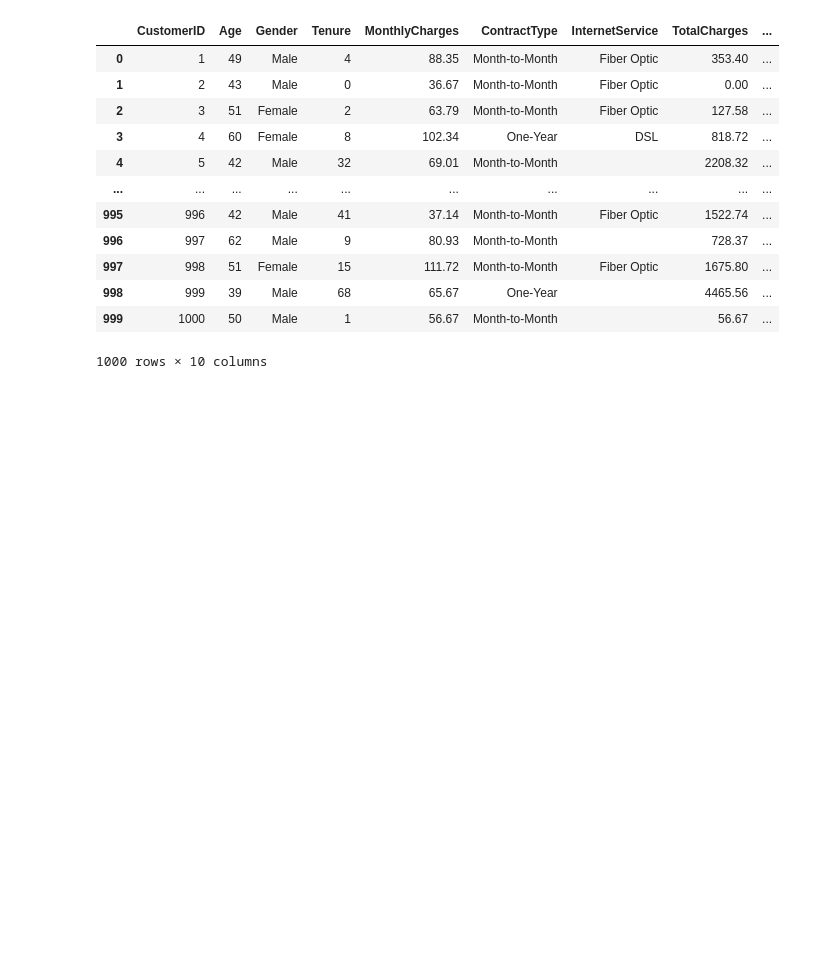
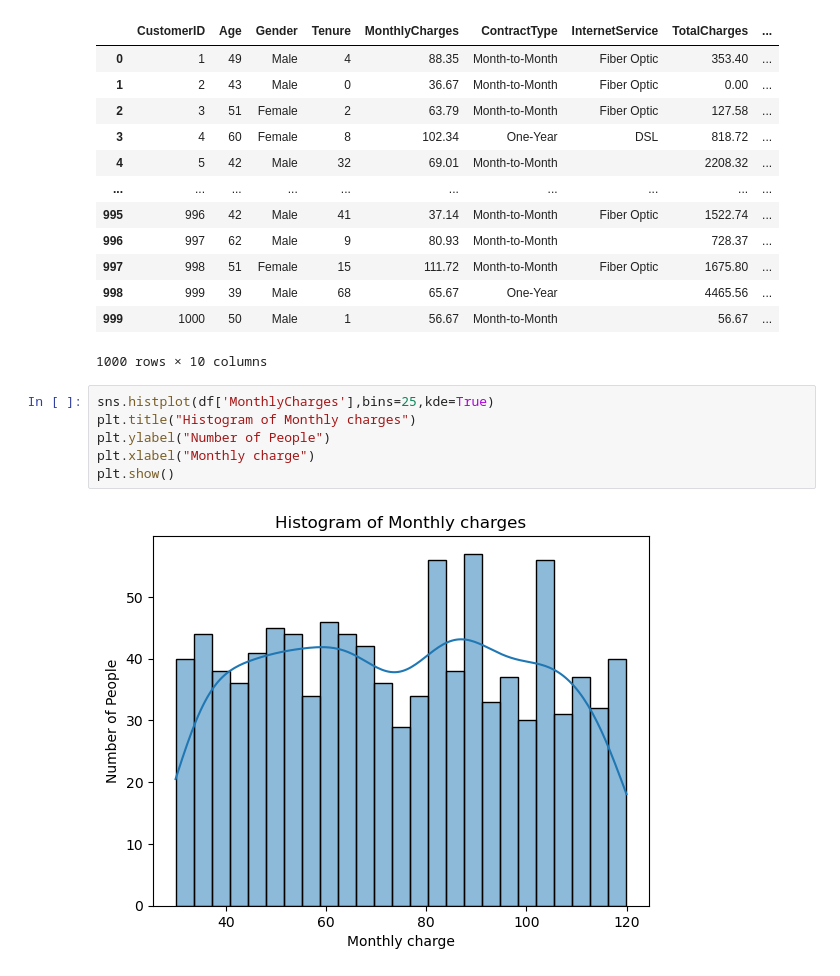
Before and after one commit to Advitiya-yadav/CustomerChurnProject, a Jupyter notebook: Analysis_prediction.ipynb, the cells around one changed output. Saved outputs shown, nothing was run; the diff lists cells and outputs as text; blank space fills up the shorter version.

```diff
--- a/Analysis_prediction.ipynb
+++ b/Analysis_prediction.ipynb
@@ -215,3 +221,11 @@ df
 | 998 | 999 | 39 | Male | 68 | 65.67 | One-Year |  | 4465.56 | ... |
 | 999 | 1000 | 50 | Male | 1 | 56.67 | Month-to-Month |  | 56.67 | ... |
 1000 rows × 10 columns
+# %%
+sns.histplot(df['MonthlyCharges'],bins=25,kde=True)
+plt.title("Histogram of Monthly charges")
+plt.ylabel("Number of People")
+plt.xlabel("Monthly charge")
+plt.show()
+# %% [output]
+[figure, added]
```
Also changed, not shown: parts of 71 cells of this notebook.
